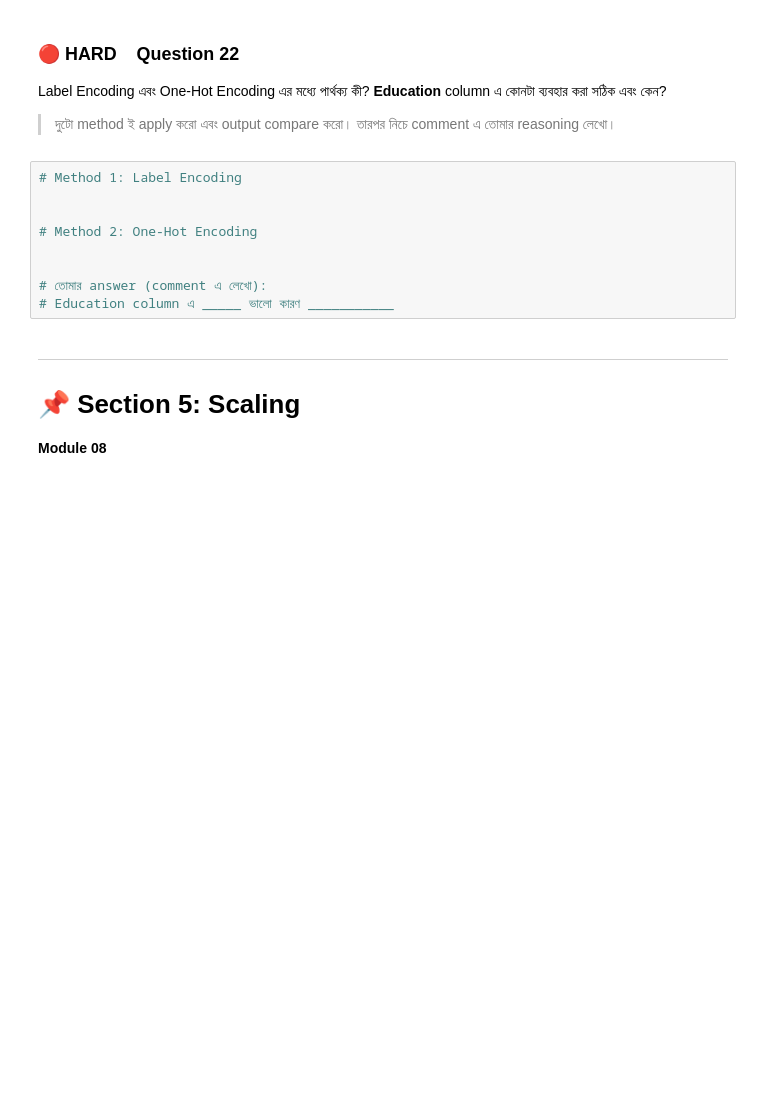
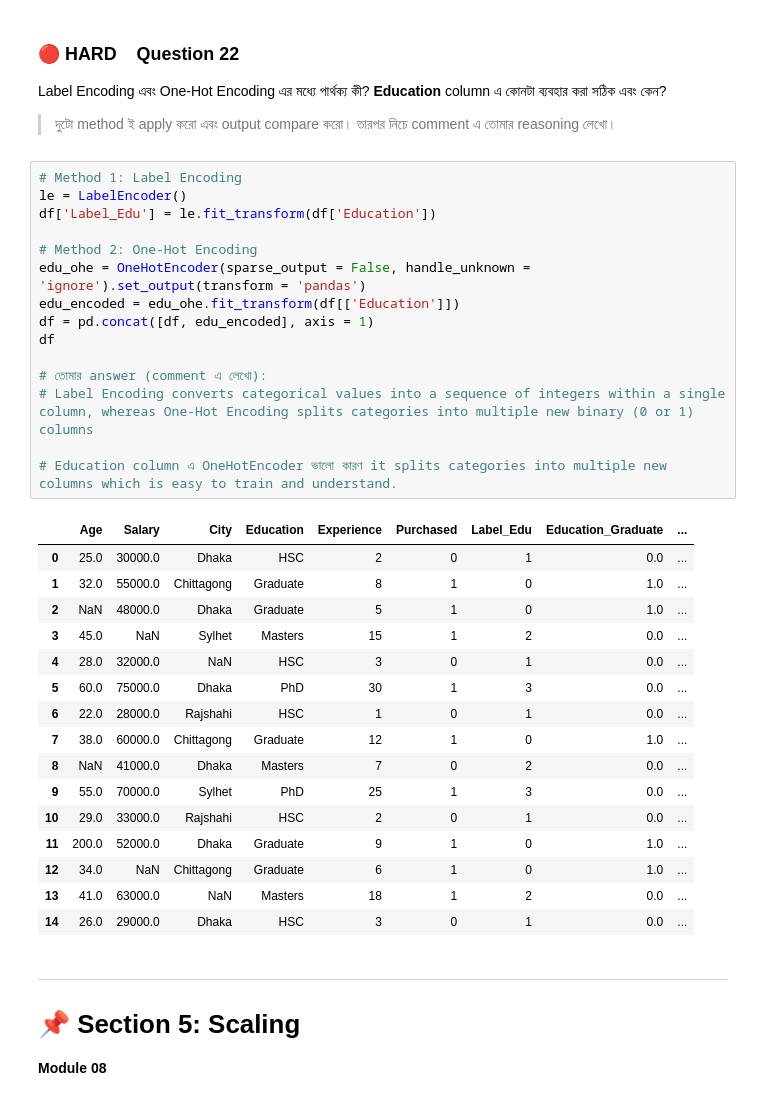
Before and after one commit to Abrar-404/AI-ML_Practices_and_Assignments, a Jupyter notebook: Beginner_Friendly_Practice_Set_(_Optional_).ipynb, the cells around one changed output. Drawn from its saved outputs; the diff is of its cells as text; blank space fills up the shorter version.

```diff
--- a/Beginner_Friendly_Practice_Set_(_Optional_).ipynb
+++ b/Beginner_Friendly_Practice_Set_(_Optional_).ipynb
@@ -455,15 +455,38 @@ dict(zip(le.classes_, range(len(le.classes_))))
 Label Encoding এবং One-Hot Encoding এর মধ্যে পার্থক্য কী? **Education** column এ কোনটা ব্যবহার করা সঠিক এবং কেন?
 
 > দুটো method ই apply করো এবং output compare করো। তারপর নিচে comment এ তোমার reasoning লেখো।
-# %%
-# Method 1: Label Encoding
-
-
-# Method 2: One-Hot Encoding
-
-
-# তোমার answer (comment এ লেখো):
-# Education column এ _____ ভালো কারণ ___________
+# %%
+# Method 1: Label Encoding
+le = LabelEncoder()
+df['Label_Edu'] = le.fit_transform(df['Education'])
+
+# Method 2: One-Hot Encoding
+edu_ohe = OneHotEncoder(sparse_output = False, handle_unknown = 'ignore').set_output(transform = 'pandas')
+edu_encoded = edu_ohe.fit_transform(df[['Education']])
+df = pd.concat([df, edu_encoded], axis = 1)
+df
+
+# তোমার answer (comment এ লেখো):
+# Label Encoding converts categorical values into a sequence of integers within a single column, whereas One-Hot Encoding splits categories into multiple new binary (0 or 1) columns
+
+# Education column এ OneHotEncoder ভালো কারণ it splits categories into multiple new columns which is easy to train and understand.
+# %% [output]
+|  | Age | Salary | City | Education | Experience | Purchased | Label_Edu | Education_Graduate | ... |
+| 0 | 25.0 | 30000.0 | Dhaka | HSC | 2 | 0 | 1 | 0.0 | ... |
+| 1 | 32.0 | 55000.0 | Chittagong | Graduate | 8 | 1 | 0 | 1.0 | ... |
+| 2 | NaN | 48000.0 | Dhaka | Graduate | 5 | 1 | 0 | 1.0 | ... |
+| 3 | 45.0 | NaN | Sylhet | Masters | 15 | 1 | 2 | 0.0 | ... |
+| 4 | 28.0 | 32000.0 | NaN | HSC | 3 | 0 | 1 | 0.0 | ... |
+| 5 | 60.0 | 75000.0 | Dhaka | PhD | 30 | 1 | 3 | 0.0 | ... |
+| 6 | 22.0 | 28000.0 | Rajshahi | HSC | 1 | 0 | 1 | 0.0 | ... |
+| 7 | 38.0 | 60000.0 | Chittagong | Graduate | 12 | 1 | 0 | 1.0 | ... |
+| 8 | NaN | 41000.0 | Dhaka | Masters | 7 | 0 | 2 | 0.0 | ... |
+| 9 | 55.0 | 70000.0 | Sylhet | PhD | 25 | 1 | 3 | 0.0 | ... |
+| 10 | 29.0 | 33000.0 | Rajshahi | HSC | 2 | 0 | 1 | 0.0 | ... |
+| 11 | 200.0 | 52000.0 | Dhaka | Graduate | 9 | 1 | 0 | 1.0 | ... |
+| 12 | 34.0 | NaN | Chittagong | Graduate | 6 | 1 | 0 | 1.0 | ... |
+| 13 | 41.0 | 63000.0 | NaN | Masters | 18 | 1 | 2 | 0.0 | ... |
+| 14 | 26.0 | 29000.0 | Dhaka | HSC | 3 | 0 | 1 | 0.0 | ... |
 # %% [markdown]
 ---
 # 📌 Section 5: Scaling
```
Also changed, not shown: parts of 3 cells of this notebook.
